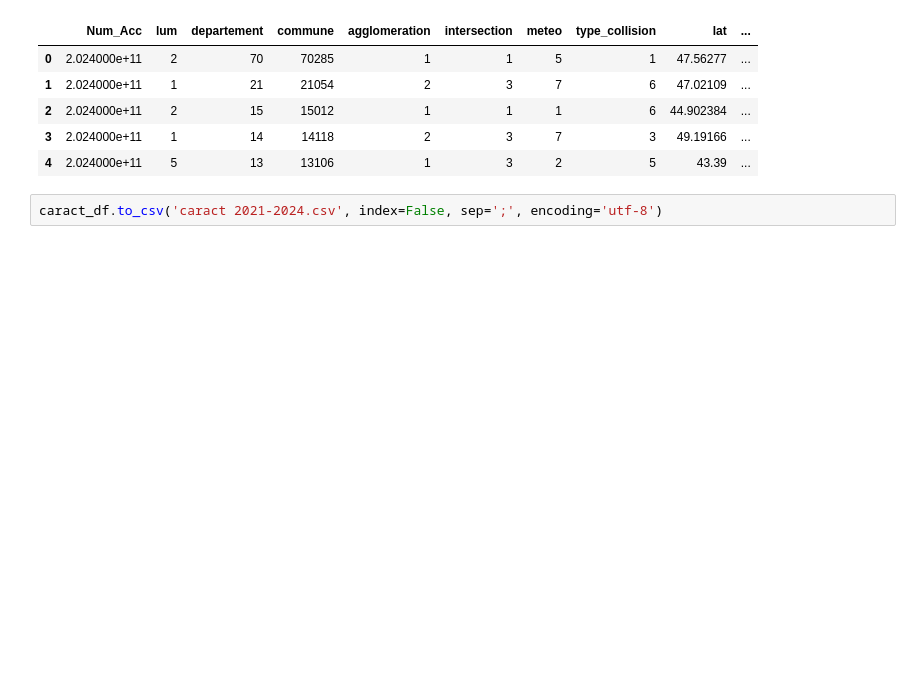
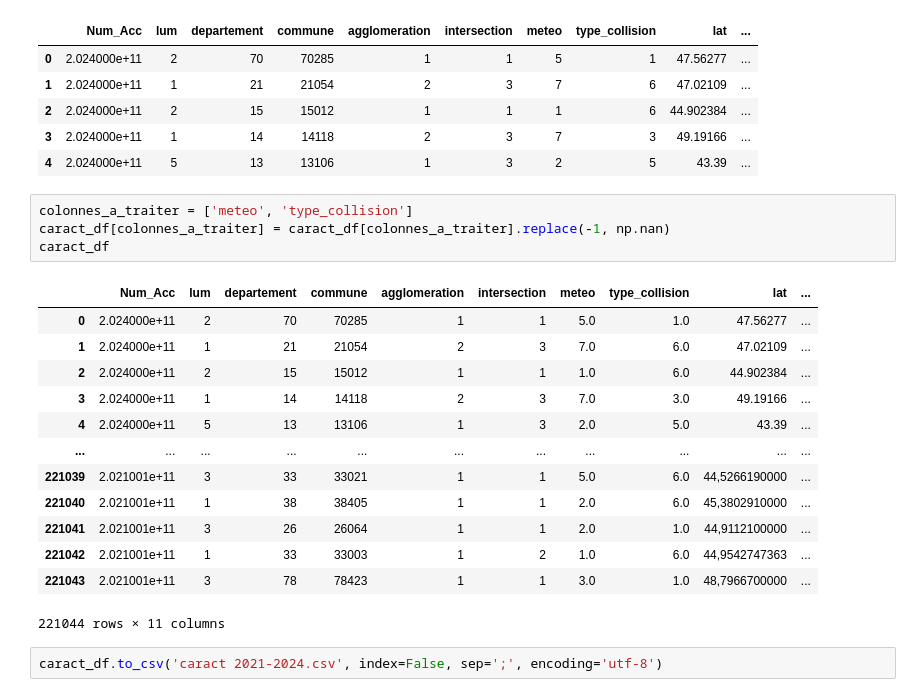
Before and after one commit to Wandriel/projet-groupe-jedha, a Jupyter notebook: Nettoyage fichier catct.ipynb, the cells around one changed output. Saved outputs shown, nothing was run; the diff lists cells and outputs as text; blank space fills up the shorter version.

Commit message:
modification des -1 colonne meteo et collision en NaN

```diff
--- a/Nettoyage fichier catct.ipynb
+++ b/Nettoyage fichier catct.ipynb
@@ -150,5 +150,23 @@ Index(['Num_Acc', 'lum', 'departement', 'commune', 'agglomeration',
 | 2 | 2.024000e+11 | 2 | 15 | 15012 | 1 | 1 | 1 | 6 | 44.902384 | ... |
 | 3 | 2.024000e+11 | 1 | 14 | 14118 | 2 | 3 | 7 | 3 | 49.19166 | ... |
 | 4 | 2.024000e+11 | 5 | 13 | 13106 | 1 | 3 | 2 | 5 | 43.39 | ... |
+# %%
+colonnes_a_traiter = ['meteo', 'type_collision']
+caract_df[colonnes_a_traiter] = caract_df[colonnes_a_traiter].replace(-1, np.nan)
+caract_df
+# %% [output]
+|  | Num_Acc | lum | departement | commune | agglomeration | intersection | meteo | type_collision | lat | ... |
+| 0 | 2.024000e+11 | 2 | 70 | 70285 | 1 | 1 | 5.0 | 1.0 | 47.56277 | ... |
+| 1 | 2.024000e+11 | 1 | 21 | 21054 | 2 | 3 | 7.0 | 6.0 | 47.02109 | ... |
+| 2 | 2.024000e+11 | 2 | 15 | 15012 | 1 | 1 | 1.0 | 6.0 | 44.902384 | ... |
+| 3 | 2.024000e+11 | 1 | 14 | 14118 | 2 | 3 | 7.0 | 3.0 | 49.19166 | ... |
+| 4 | 2.024000e+11 | 5 | 13 | 13106 | 1 | 3 | 2.0 | 5.0 | 43.39 | ... |
+| ... | ... | ... | ... | ... | ... | ... | ... | ... | ... | ... |
+| 221039 | 2.021001e+11 | 3 | 33 | 33021 | 1 | 1 | 5.0 | 6.0 | 44,5266190000 | ... |
+| 221040 | 2.021001e+11 | 1 | 38 | 38405 | 1 | 1 | 2.0 | 6.0 | 45,3802910000 | ... |
+| 221041 | 2.021001e+11 | 3 | 26 | 26064 | 1 | 1 | 2.0 | 1.0 | 44,9112100000 | ... |
+| 221042 | 2.021001e+11 | 1 | 33 | 33003 | 1 | 2 | 1.0 | 6.0 | 44,9542747363 | ... |
+| 221043 | 2.021001e+11 | 3 | 78 | 78423 | 1 | 1 | 3.0 | 1.0 | 48,7966700000 | ... |
+221044 rows × 11 columns
 # %%
 caract_df.to_csv('caract 2021-2024.csv', index=False, sep=';', encoding='utf-8')
```
Also changed, not shown: 1 other file.
